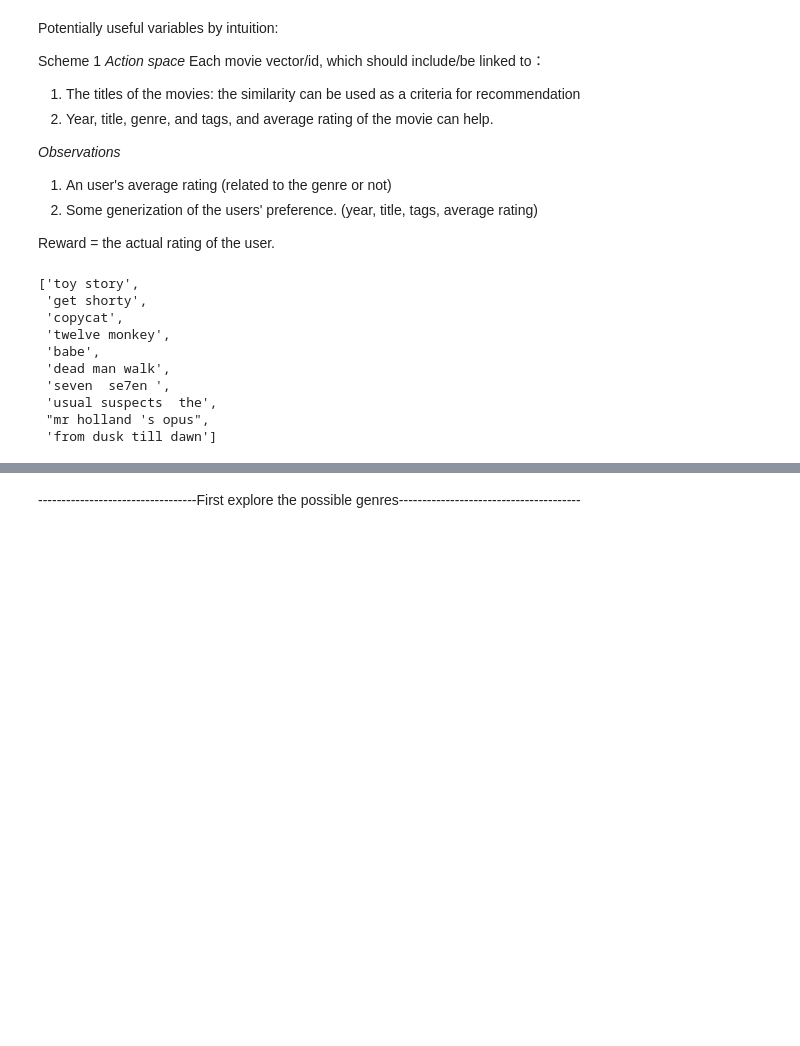
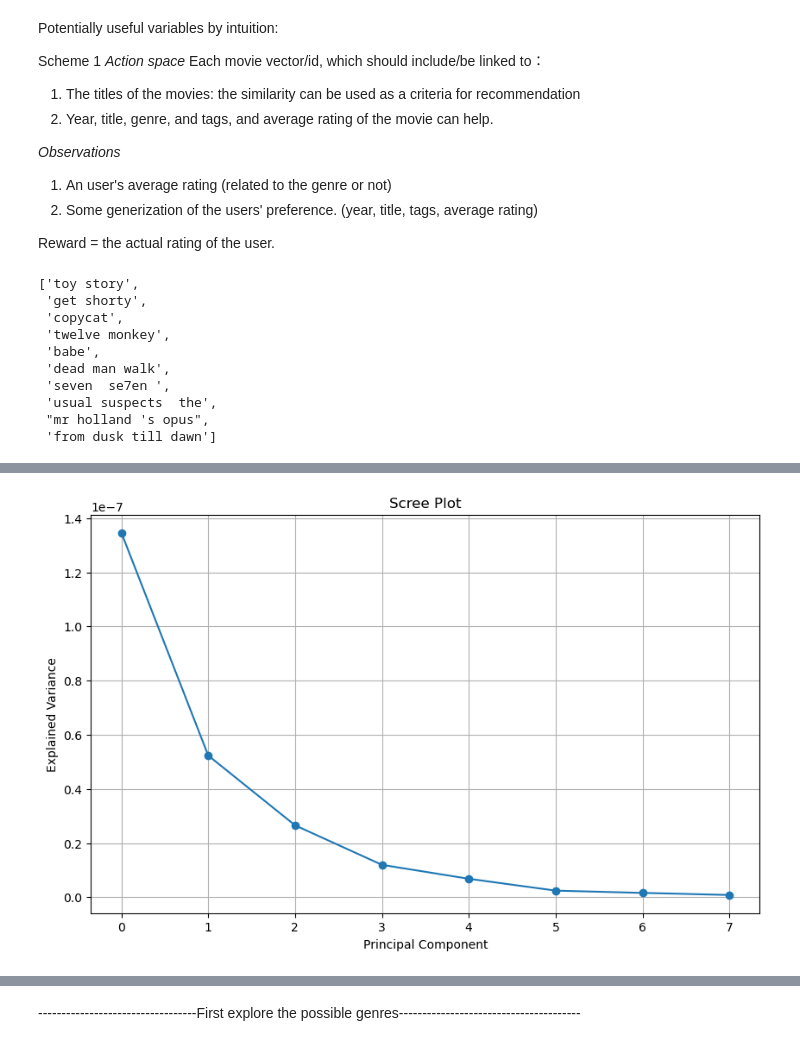
Before and after one commit to NGYeung/RL-playground, a Jupyter notebook: Movie_Recommender/Load_dataset.ipynb, the cells around one changed output, grey strips where cells are left out. Cells and saved outputs as stored; diff of their text form; code cells hidden in the pictures; blank space fills up the shorter version.

```diff
--- a/Movie_Recommender/Load_dataset.ipynb
+++ b/Movie_Recommender/Load_dataset.ipynb
@@ -208,0 +234,17 @@ encoded_text.shape
+# %%
+for i in range(100000):
+    X[i] = X[i] - X[i].dot(First_comp) * First_comp
+# %%
+D_6 = PCA(8)
+X_6 = D_6.fit_transform(X)
+# %%
+# Scree plot number 2
+plt.figure(figsize=(10, 6))
+plt.plot(D_6.explained_variance_, marker='o')
+plt.xlabel('Principal Component')
+plt.ylabel('Explained Variance')
+plt.title('Scree Plot')
+plt.grid(True)
+plt.show()
+# %% [output]
+[figure, added]
```
Also changed, not shown: parts of 19 cells of this notebook.
